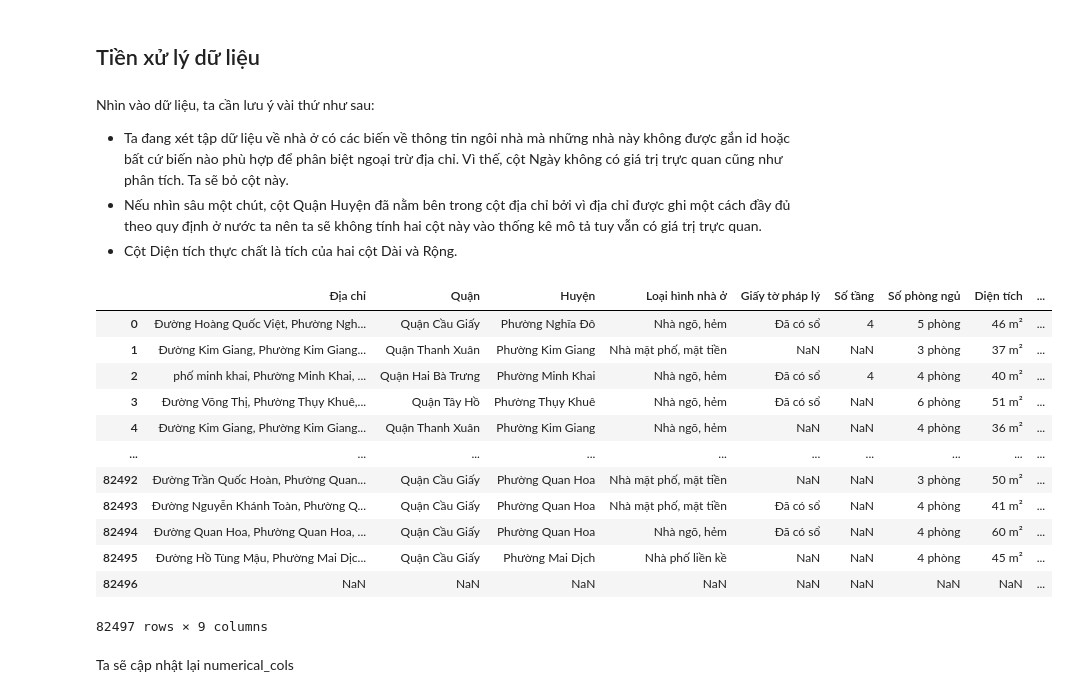
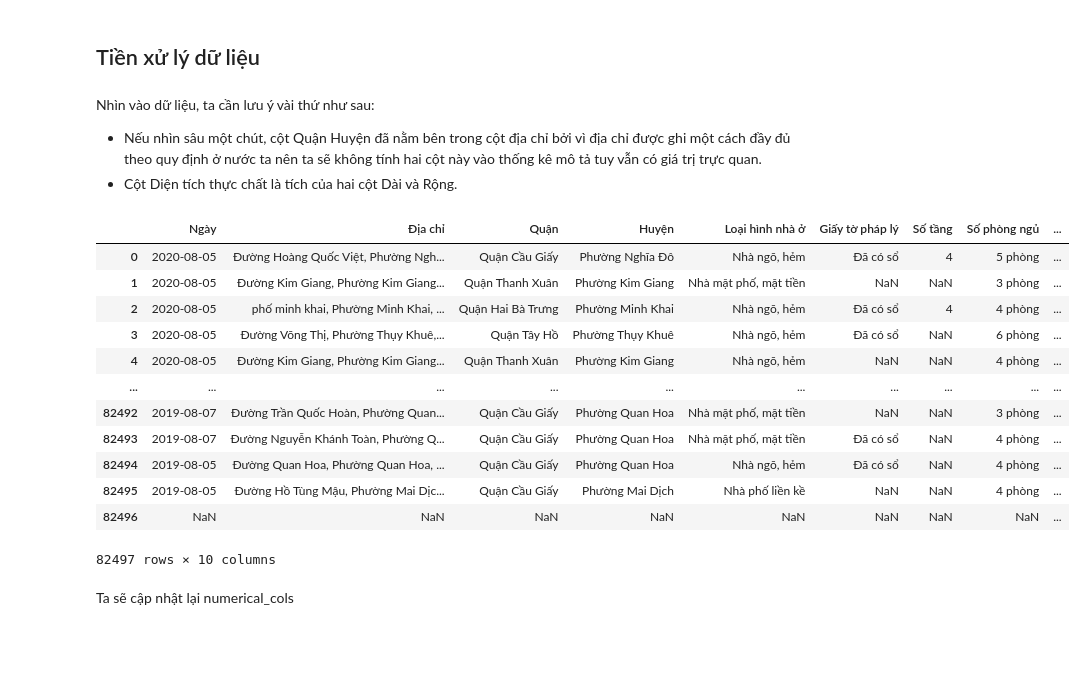
Before and after one commit to 19127592/Final_Data_Visualization, a Jupyter notebook: main.ipynb, the cells around one changed output. Saved outputs shown, nothing was run; the diff lists cells and outputs as text; code cells hidden in the pictures; blank space fills up the shorter version.

```diff
--- a/main.ipynb
+++ b/main.ipynb
@@ -87,27 +87,26 @@ numerical_cols = ['Số tầng','Số phòng ngủ','Diện tích','Giá/m2']
 ## Tiền xử lý dữ liệu
 # %% [markdown]
 Nhìn vào dữ liệu, ta cần lưu ý vài thứ như sau:
-- Ta đang xét tập dữ liệu về nhà ở có các biến về thông tin ngôi nhà mà những nhà này không được gắn id hoặc bất cứ biến nào phù hợp để phân biệt ngoại trừ địa chỉ. Vì thế, cột Ngày không có giá trị trực quan cũng như phân tích. Ta sẽ bỏ cột này.
 - Nếu nhìn sâu một chút, cột Quận Huyện đã nằm bên trong cột địa chỉ bởi vì địa chỉ được ghi một cách đầy đủ theo quy định ở nước ta nên ta sẽ không tính hai cột này vào thống kê mô tả tuy vẫn có giá trị trực quan.
 - Cột Diện tích thực chất là tích của hai cột Dài và Rộng.
 # %%
-removed_cols = ['Unnamed: 0','Ngày','Dài','Rộng']
+removed_cols = ['Unnamed: 0','Dài','Rộng']
 vn_house_df.drop(columns=removed_cols,inplace=True)
 vn_house_df
 # %% [output]
-|  | Địa chỉ | Quận | Huyện | Loại hình nhà ở | Giấy tờ pháp lý | Số tầng | Số phòng ngủ | Diện tích | ... |
-| 0 | Đường Hoàng Quốc Việt, Phường Ngh... | Quận Cầu Giấy | Phường Nghĩa Đô | Nhà ngõ, hẻm | Đã có sổ | 4 | 5 phòng | 46 m² | ... |
-| 1 | Đường Kim Giang, Phường Kim Giang... | Quận Thanh Xuân | Phường Kim Giang | Nhà mặt phố, mặt tiền | NaN | NaN | 3 phòng | 37 m² | ... |
-| 2 | phố minh khai, Phường Minh Khai, ... | Quận Hai Bà Trưng | Phường Minh Khai | Nhà ngõ, hẻm | Đã có sổ | 4 | 4 phòng | 40 m² | ... |
-| 3 | Đường Võng Thị, Phường Thụy Khuê,... | Quận Tây Hồ | Phường Thụy Khuê | Nhà ngõ, hẻm | Đã có sổ | NaN | 6 phòng | 51 m² | ... |
-| 4 | Đường Kim Giang, Phường Kim Giang... | Quận Thanh Xuân | Phường Kim Giang | Nhà ngõ, hẻm | NaN | NaN | 4 phòng | 36 m² | ... |
+|  | Ngày | Địa chỉ | Quận | Huyện | Loại hình nhà ở | Giấy tờ pháp lý | Số tầng | Số phòng ngủ | ... |
+| 0 | 2020-08-05 | Đường Hoàng Quốc Việt, Phường Ngh... | Quận Cầu Giấy | Phường Nghĩa Đô | Nhà ngõ, hẻm | Đã có sổ | 4 | 5 phòng | ... |
+| 1 | 2020-08-05 | Đường Kim Giang, Phường Kim Giang... | Quận Thanh Xuân | Phường Kim Giang | Nhà mặt phố, mặt tiền | NaN | NaN | 3 phòng | ... |
+| 2 | 2020-08-05 | phố minh khai, Phường Minh Khai, ... | Quận Hai Bà Trưng | Phường Minh Khai | Nhà ngõ, hẻm | Đã có sổ | 4 | 4 phòng | ... |
+| 3 | 2020-08-05 | Đường Võng Thị, Phường Thụy Khuê,... | Quận Tây Hồ | Phường Thụy Khuê | Nhà ngõ, hẻm | Đã có sổ | NaN | 6 phòng | ... |
+| 4 | 2020-08-05 | Đường Kim Giang, Phường Kim Giang... | Quận Thanh Xuân | Phường Kim Giang | Nhà ngõ, hẻm | NaN | NaN | 4 phòng | ... |
 | ... | ... | ... | ... | ... | ... | ... | ... | ... | ... |
-| 82492 | Đường Trần Quốc Hoàn, Phường Quan... | Quận Cầu Giấy | Phường Quan Hoa | Nhà mặt phố, mặt tiền | NaN | NaN | 3 phòng | 50 m² | ... |
-| 82493 | Đường Nguyễn Khánh Toàn, Phường Q... | Quận Cầu Giấy | Phường Quan Hoa | Nhà mặt phố, mặt tiền | Đã có sổ | NaN | 4 phòng | 41 m² | ... |
-| 82494 | Đường Quan Hoa, Phường Quan Hoa, ... | Quận Cầu Giấy | Phường Quan Hoa | Nhà ngõ, hẻm | Đã có sổ | NaN | 4 phòng | 60 m² | ... |
-| 82495 | Đường Hồ Tùng Mậu, Phường Mai Dịc... | Quận Cầu Giấy | Phường Mai Dịch | Nhà phố liền kề | NaN | NaN | 4 phòng | 45 m² | ... |
+| 82492 | 2019-08-07 | Đường Trần Quốc Hoàn, Phường Quan... | Quận Cầu Giấy | Phường Quan Hoa | Nhà mặt phố, mặt tiền | NaN | NaN | 3 phòng | ... |
+| 82493 | 2019-08-07 | Đường Nguyễn Khánh Toàn, Phường Q... | Quận Cầu Giấy | Phường Quan Hoa | Nhà mặt phố, mặt tiền | Đã có sổ | NaN | 4 phòng | ... |
+| 82494 | 2019-08-05 | Đường Quan Hoa, Phường Quan Hoa, ... | Quận Cầu Giấy | Phường Quan Hoa | Nhà ngõ, hẻm | Đã có sổ | NaN | 4 phòng | ... |
+| 82495 | 2019-08-05 | Đường Hồ Tùng Mậu, Phường Mai Dịc... | Quận Cầu Giấy | Phường Mai Dịch | Nhà phố liền kề | NaN | NaN | 4 phòng | ... |
 | 82496 | NaN | NaN | NaN | NaN | NaN | NaN | NaN | NaN | ... |
-82497 rows × 9 columns
+82497 rows × 10 columns
 # %% [markdown]
 Ta sẽ cập nhật lại numerical_cols
 # %%
```
Also changed, not shown: parts of 4 cells of this notebook, 1 other file.
